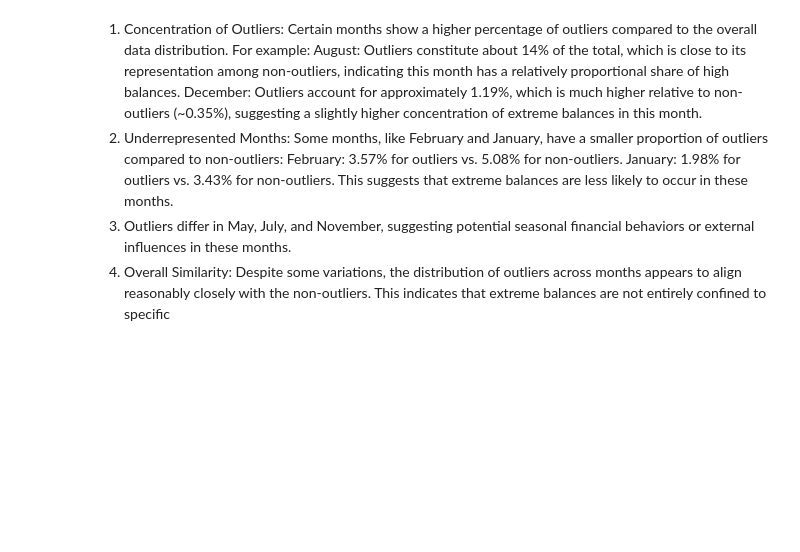
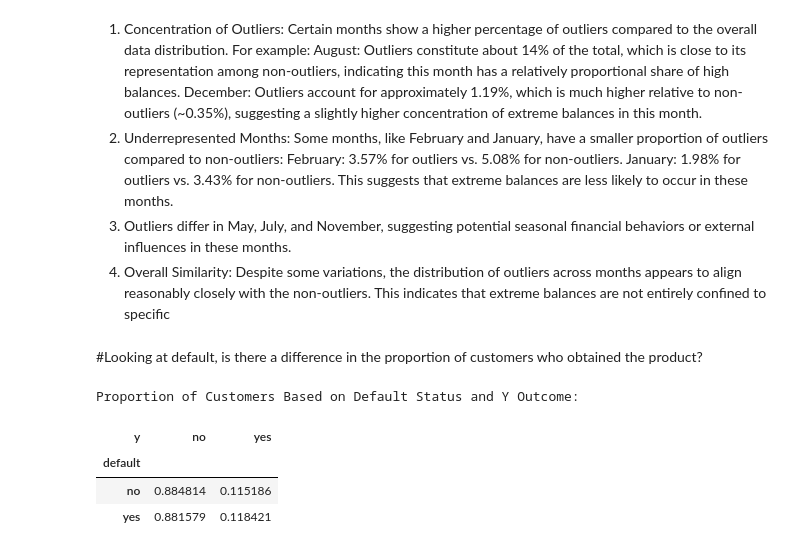
Before and after one commit to viktoruebelhart/uci_bank, a Jupyter notebook: UCI_BANK.ipynb, the cells around one changed output. Saved outputs shown, nothing was run; the diff lists cells and outputs as text; code cells hidden in the pictures; blank space fills up the shorter version.

```diff
--- a/UCI_BANK.ipynb
+++ b/UCI_BANK.ipynb
@@ -615,3 +615,20 @@ This suggests that extreme balances are less likely to occur in these months.
 3. Outliers differ in May, July, and November, suggesting potential seasonal financial behaviors or external influences in these months.
 4. Overall Similarity:
 Despite some variations, the distribution of outliers across months appears to align reasonably closely with the non-outliers. This indicates that extreme balances are not entirely confined to specific
+# %% [markdown]
+#Looking at default, is there a difference in the proportion of customers who obtained the product?
+# %%
+# Calculate proportions of 'y' ("yes" and "no") for each category in 'default'
+default_analysis = df.groupby(['default', 'y']).size().unstack(fill_value=0)
+
+# Calculate proportions
+default_proportions = default_analysis.div(default_analysis.sum(axis=1), axis=0)
+
+print("Proportion of Customers Based on Default Status and Y Outcome:")
+display(default_proportions)
+# %% [output]
+Proportion of Customers Based on Default Status and Y Outcome:
+| y | no | yes |
+| default |  |  |
+| no | 0.884814 | 0.115186 |
+| yes | 0.881579 | 0.118421 |
```
Also changed, not shown: parts of 4 cells of this notebook.
